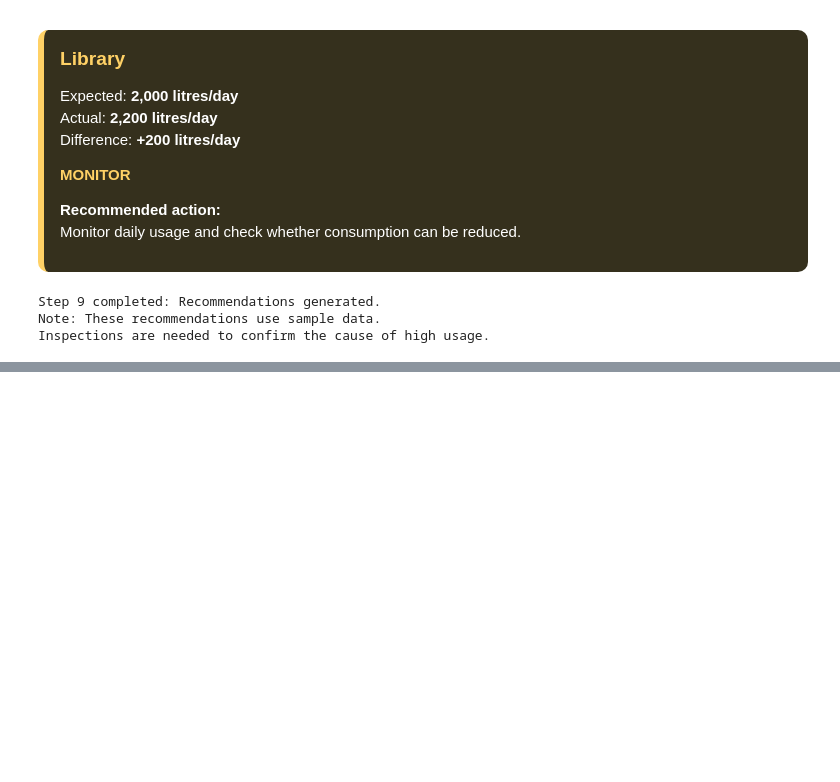
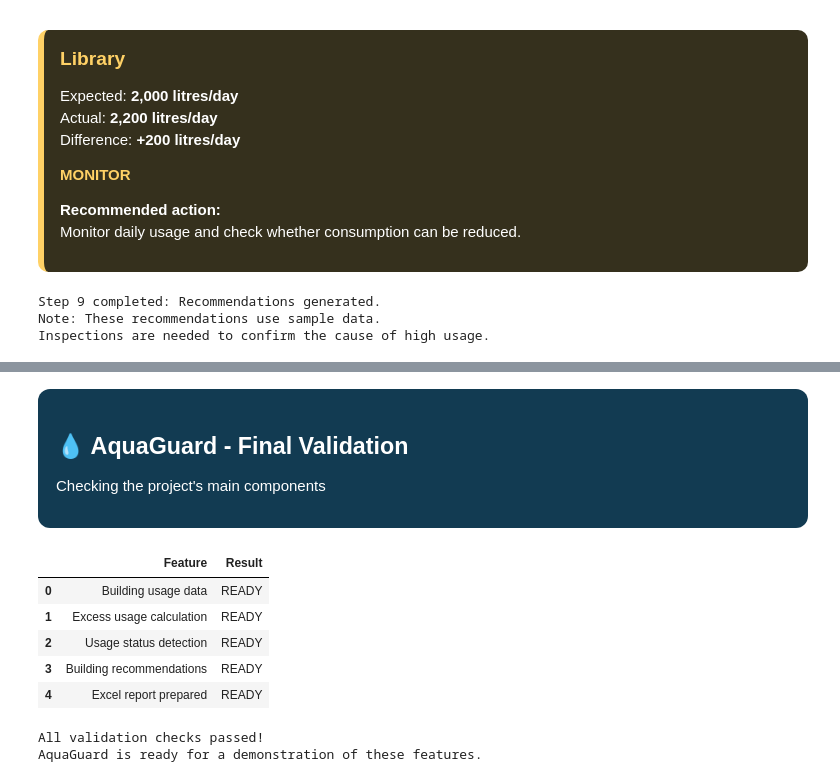
Before and after one commit to Chithra679/AI-based-project, a Jupyter notebook: Watermang.ipynb, the cells around one changed output, grey strips where cells are left out. Saved outputs shown, nothing was run; the diff lists cells and outputs as text; code cells hidden in the pictures; blank space fills up the shorter version.

```diff
--- a/Watermang.ipynb
+++ b/Watermang.ipynb
@@ -498,0 +984,52 @@ Inspections are needed to confirm the cause of high usage.
+# %%
+from IPython.display import display, HTML
+import pandas as pd
+
+# Step 16: AquaGuard final validation
+
+checks = [
+    ("Building usage data", "df" in globals()),
+    ("Excess usage calculation", "Excess_Usage" in df.columns
+     if "df" in globals() else False),
+    ("Usage status detection", "Usage_Status" in df.columns
+     if "df" in globals() else False),
+    ("Building recommendations",
+     "Recommended_Action" in download_report.columns
+     if "download_report" in globals() else False),
+    ("Excel report prepared",
+     "download_report" in globals()
+     and len(download_report) > 0)
+]
+
+validation = pd.DataFrame(checks, columns=["Feature", "Status"])
+validation["Result"] = validation["Status"].map({
+    True: "READY",
+    False: "CHECK NEEDED"
+})
+
+display(HTML("""
+<div style="background:#123B52; color:white;
+padding:18px; border-radius:12px;">
+<h2>💧 AquaGuard - Final Validation</h2>
+<p>Checking the project's main components</p>
+</div>
+"""))
+
+display(validation[["Feature", "Result"]])
+
+if validation["Status"].all():
+    print("All validation checks passed!")
+    print("AquaGuard is ready for a demonstration of these features.")
+else:
+    print("Please check the features marked CHECK NEEDED.")
+# %% [output]
+💧 AquaGuard - Final Validation
+Checking the project's main components
+|  | Feature | Result |
+| 0 | Building usage data | READY |
+| 1 | Excess usage calculation | READY |
+| 2 | Usage status detection | READY |
+| 3 | Building recommendations | READY |
+| 4 | Excel report prepared | READY |
+All validation checks passed!
+AquaGuard is ready for a demonstration of these features.
```
Also changed, not shown: parts of 7 cells of this notebook.
